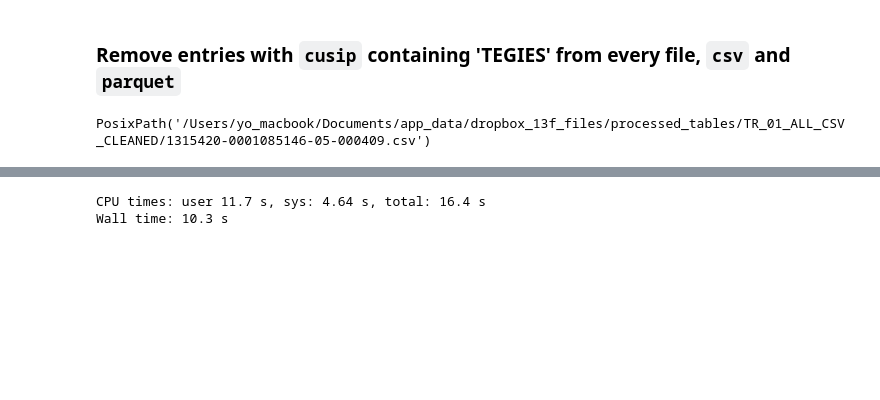
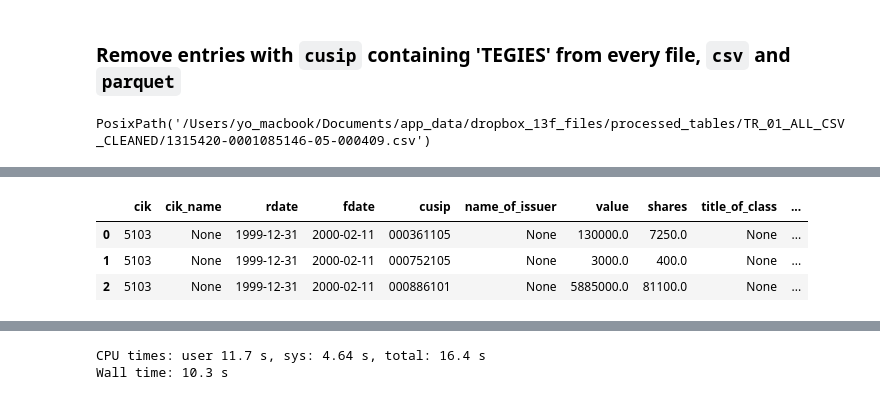
Before and after one commit to kuatroka/visualisation_training, a Jupyter notebook: altair_tutorial/notebooks/data_cleaning_pandera.ipynb, the cells around one changed output, grey strips where cells are left out. Saved outputs shown, nothing was run; the diff lists cells and outputs as text; code cells hidden in the pictures; blank space fills up the shorter version.

```diff
--- a/altair_tutorial/notebooks/data_cleaning_pandera.ipynb
+++ b/altair_tutorial/notebooks/data_cleaning_pandera.ipynb
@@ -446,0 +570,9 @@ PosixPath('/Users/yo_macbook/Documents/app_data/dropbox_13f_files/processed_tabl
+# %%
+data.head(3)
+# data.info()
+# data.value.sum()/1_000_000
+# %% [output]
+|  | cik | cik_name | rdate | fdate | cusip | name_of_issuer | value | shares | title_of_class | ... |
+| 0 | 5103 | None | 1999-12-31 | 2000-02-11 | 000361105 | None | 130000.0 | 7250.0 | None | ... |
+| 1 | 5103 | None | 1999-12-31 | 2000-02-11 | 000752105 | None | 3000.0 | 400.0 | None | ... |
+| 2 | 5103 | None | 1999-12-31 | 2000-02-11 | 000886101 | None | 5885000.0 | 81100.0 | None | ... |
```
Also changed, not shown: parts of 13 cells of this notebook, 3 other files.
